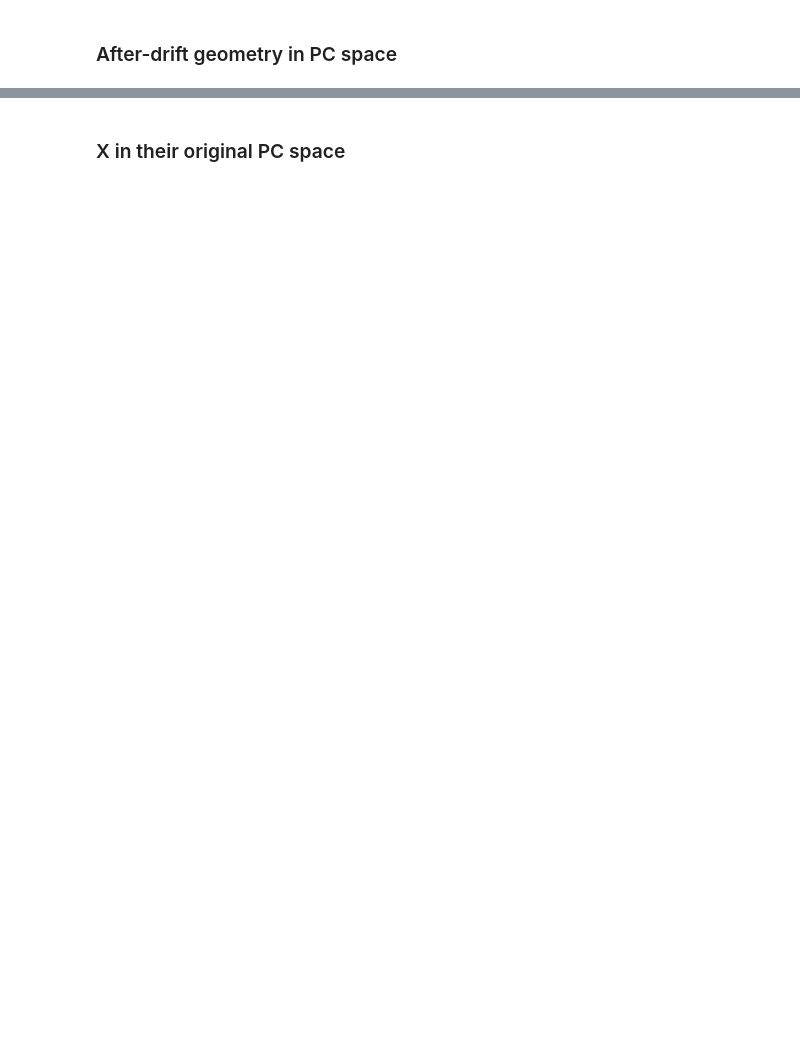
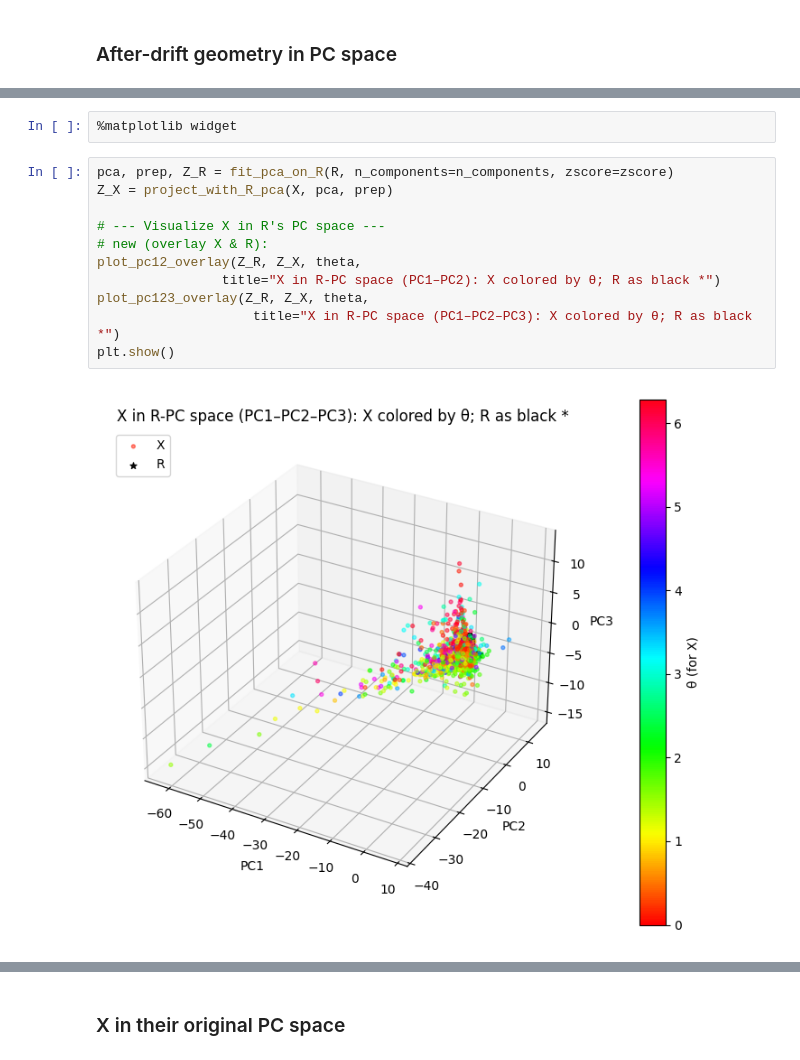
Before and after one commit to neuralalgorithms/representational-drift, a Jupyter notebook: OU_process.ipynb, the cells around one changed output, grey strips where cells are left out. Cells and saved outputs as stored; diff of their text form; blank space fills up the shorter version.

```diff
--- a/OU_process.ipynb
+++ b/OU_process.ipynb
@@ -726,0 +493,15 @@ if __name__ == "__main__":
+# %%
+%matplotlib widget
+# %%
+pca, prep, Z_R = fit_pca_on_R(R, n_components=n_components, zscore=zscore)
+Z_X = project_with_R_pca(X, pca, prep)
+
+# --- Visualize X in R's PC space ---
+# new (overlay X & R):
+plot_pc12_overlay(Z_R, Z_X, theta,
+                title="X in R-PC space (PC1–PC2): X colored by θ; R as black *")
+plot_pc123_overlay(Z_R, Z_X, theta,
+                    title="X in R-PC space (PC1–PC2–PC3): X colored by θ; R as black *")
+plt.show()
+# %% [output]
+[figure, added]
```
Also changed, not shown: parts of 16 cells of this notebook.
